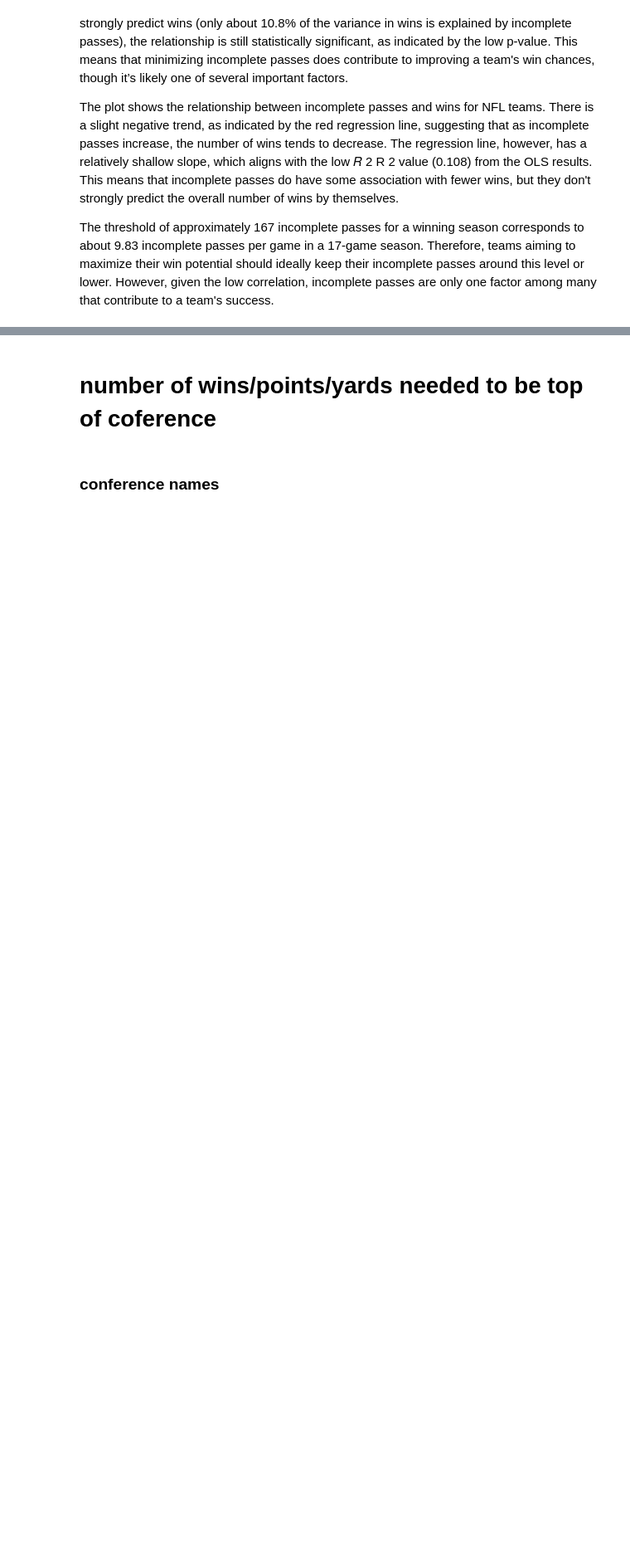
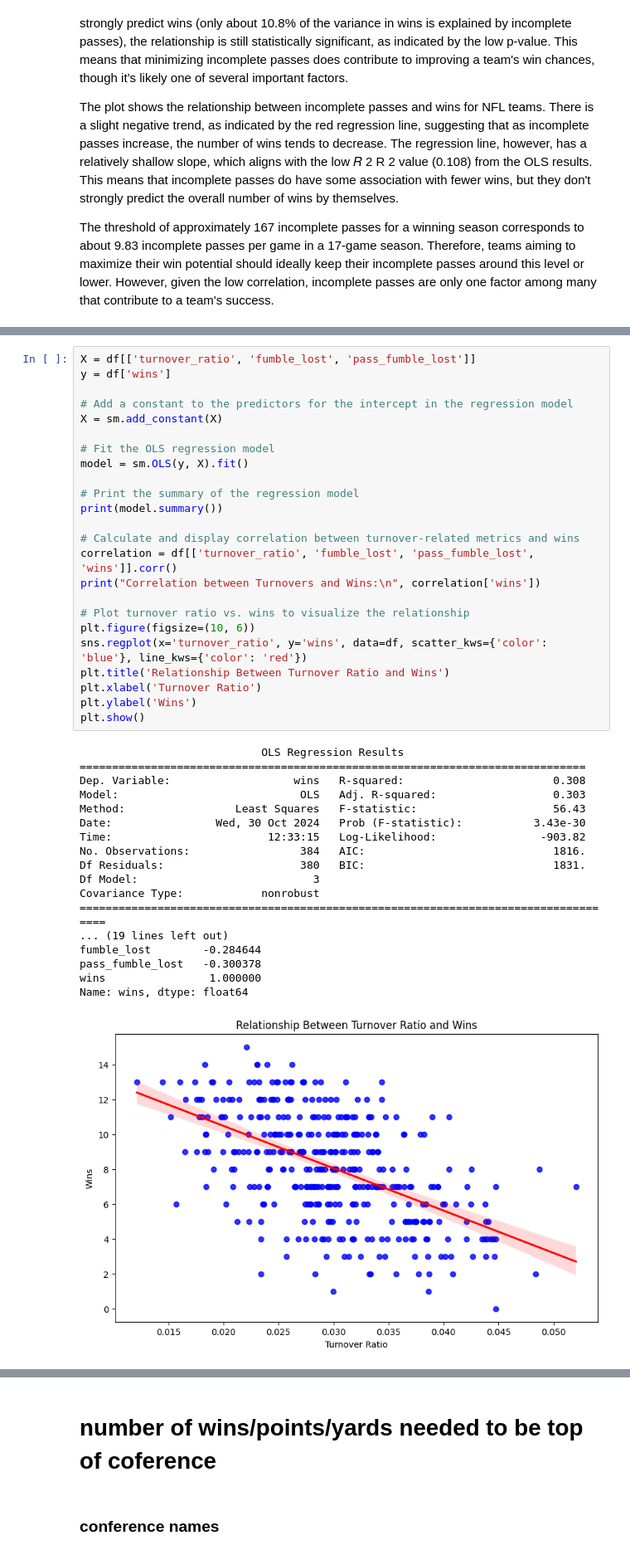
Before and after one commit to kai-ion/Data-602, a Jupyter notebook: Final Project/final_project.ipynb, the cells around one changed output, grey strips where cells are left out. Shown at 83% size. Drawn from its saved outputs; the diff is of its cells as text; blank space fills up the shorter version.

Commit message:
update: turnover

```diff
--- a/Final Project/final_project.ipynb
+++ b/Final Project/final_project.ipynb
@@ -1341,0 +1344,43 @@ The threshold of approximately 167 incomplete passes for a winning season corres
+# %%
+X = df[['turnover_ratio', 'fumble_lost', 'pass_fumble_lost']]
+y = df['wins']
+
+# Add a constant to the predictors for the intercept in the regression model
+X = sm.add_constant(X)
+
+# Fit the OLS regression model
+model = sm.OLS(y, X).fit()
+
+# Print the summary of the regression model
+print(model.summary())
+
+# Calculate and display correlation between turnover-related metrics and wins
+correlation = df[['turnover_ratio', 'fumble_lost', 'pass_fumble_lost', 'wins']].corr()
+print("Correlation between Turnovers and Wins:\n", correlation['wins'])
+
+# Plot turnover ratio vs. wins to visualize the relationship
+plt.figure(figsize=(10, 6))
+sns.regplot(x='turnover_ratio', y='wins', data=df, scatter_kws={'color': 'blue'}, line_kws={'color': 'red'})
+plt.title('Relationship Between Turnover Ratio and Wins')
+plt.xlabel('Turnover Ratio')
+plt.ylabel('Wins')
+plt.show()
+# %% [output]
+                            OLS Regression Results
+==============================================================================
+Dep. Variable:                   wins   R-squared:                       0.308
+Model:                            OLS   Adj. R-squared:                  0.303
+Method:                 Least Squares   F-statistic:                     56.43
+Date:                Wed, 30 Oct 2024   Prob (F-statistic):           3.43e-30
+Time:                        12:33:15   Log-Likelihood:                -903.82
+No. Observations:                 384   AIC:                             1816.
+Df Residuals:                     380   BIC:                             1831.
+Df Model:                           3
+Covariance Type:            nonrobust
+====================================================================================
+... (19 lines left out)
+fumble_lost        -0.284644
+pass_fumble_lost   -0.300378
+wins                1.000000
+Name: wins, dtype: float64
+[figure, added]
```
Also changed, not shown: parts of 8 cells of this notebook.
